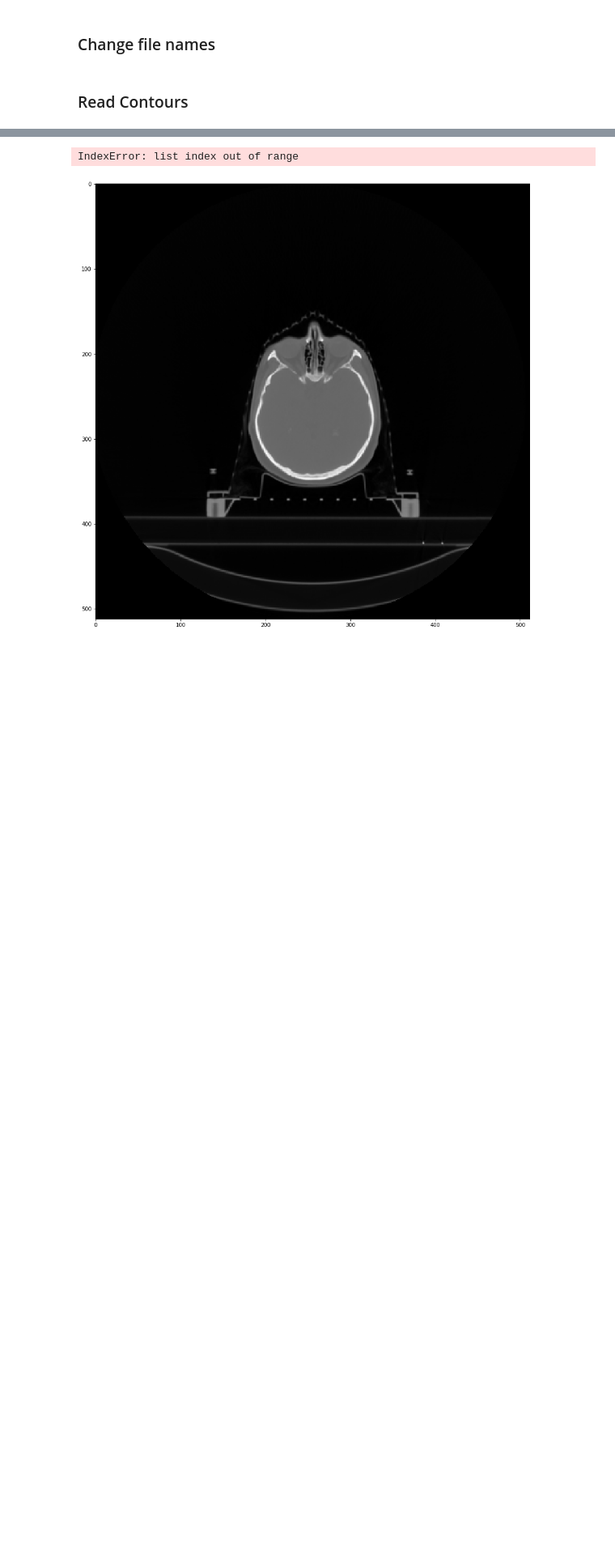
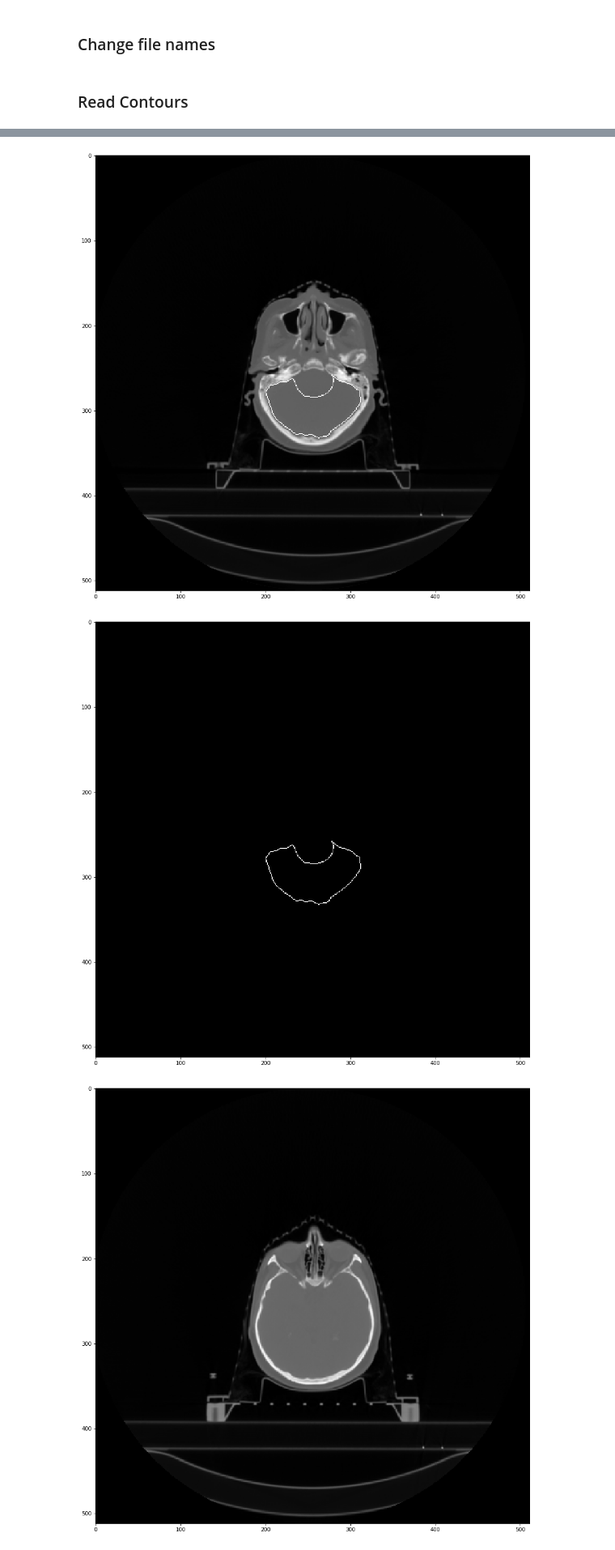
Before and after one commit to kaamka/dicom-pipeline, a Jupyter notebook: Read-and-visualize-DICOM.ipynb, the cells around one changed output, grey strips where cells are left out. Shown at 81% size. Drawn from its saved outputs; the diff is of its cells as text; code cells hidden in the pictures; blank space fills up the shorter version.

```diff
--- a/Read-and-visualize-DICOM.ipynb
+++ b/Read-and-visualize-DICOM.ipynb
@@ -540,7 +538,7 @@ def showOpencvImage(image, isGray=False):
     plt.show()
 
 
-path = '/media/kamila/System/Users/Kama/Documents/DATASETS/DICOM/HNSCC/HNSCC-4series/HNSCC-01-0002/11-20-2001-RT SIMULATION-57976/2.000000-57922/'
+path = '/media/kamila/System/Users/Kama/Documents/DATASETS/DICOM/HNSCC/HNSCC-4series/train/2.000000-57922/'
 rt_struct_file = path + '1-1.dcm'
 
 def showOpencvImage(image, isGray=False):
@@ -561,7 +559,7 @@ if (ds.SOPClassUID == "1.2.840.10008.5.1.4.1.1.481.3"):
     print('Structures len = ', len(ds.StructureSetROISequence))
     print('ROIs len = ',len(ds.ROIContourSequence))
     print('\n')
-    structID = 15
+    structID = 26
 
 
     ROI = [ds.ROIContourSequence[u] for u in range(len(ds.ROIContourSequence))
@@ -638,4 +646,5 @@ ROIs len =  11
-IndexError: list index out of range
+[figure, added]
+[figure, added]
 # %%
 #Read RT Struct
 # https://dicom.innolitics.com/ciods/ct-image/image-plane/00200037
```
Also changed, not shown: parts of 21 cells of this notebook.
